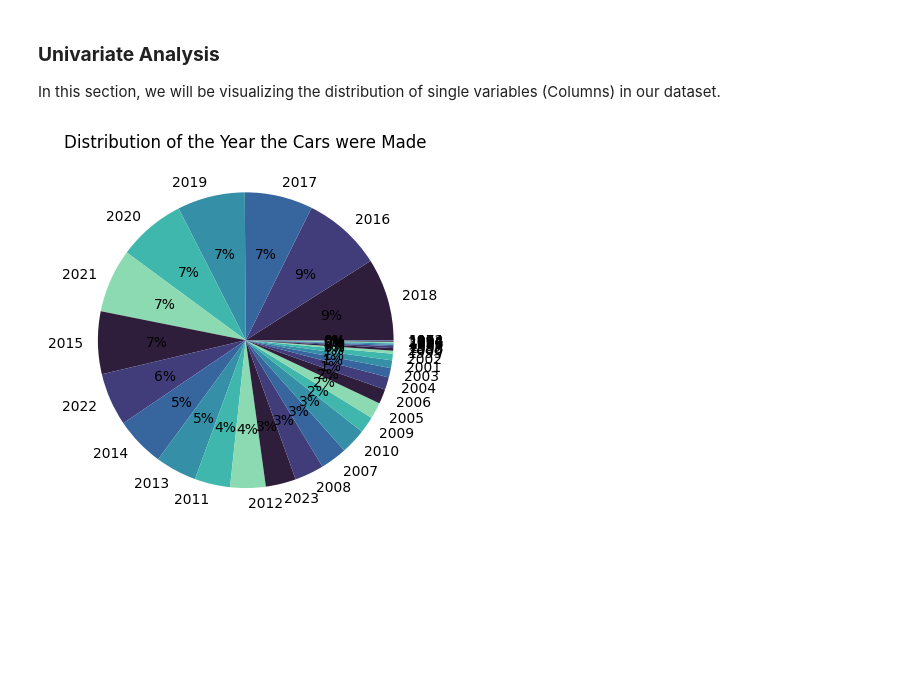
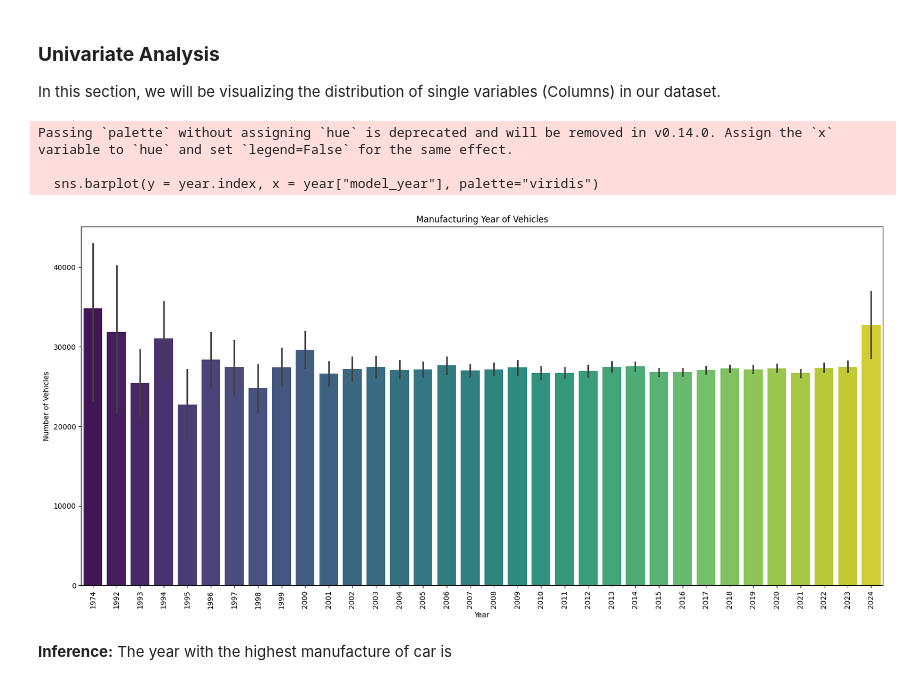
Before and after one commit to Odeyiany2/KaggleX-Skills-Assessment-Challenge, a Jupyter notebook: Used_Car_Prediction.ipynb, the cells around one changed output. Cells and saved outputs as stored; diff of their text form; code cells hidden in the pictures; blank space fills up the shorter version.

```diff
--- a/Used_Car_Prediction.ipynb
+++ b/Used_Car_Prediction.ipynb
@@ -188,16 +188,22 @@ In this section, we will be visualizing the distribution of single variables (Co
 # %%
 #visualizing the model year column
 
-year = df_train["model_year"]
-plt.figure(figsize=(10,6)) # Set the width and height of the figure
+year = df_train["model_year"].to_frame()
+year = year.sort_index()
+plt.figure(figsize=(20,9)) # Set the width and height of the figure
 
 #bar chart showing the sale for each category
-sns.barplot(x = cp.index, y = cp["profit"])
+sns.barplot(y = year.index, x = year["model_year"], palette="viridis")
 #title
 plt.title("Manufacturing Year of Vehicles")
-plt.xticks(rotation=45)
+plt.xticks(rotation=90)
 #add labels
 plt.ylabel("Number of Vehicles")
 plt.xlabel("Year");
 # %% [output]
+Passing `palette` without assigning `hue` is deprecated and will be removed in v0.14.0. Assign the `x` variable to `hue` and set `legend=False` for the same effect.
+
+  sns.barplot(y = year.index, x = year["model_year"], palette="viridis")
-[figure, old version]
+[figure, new version]
+# %% [markdown]
+**Inference:** The year with the highest manufacture of car is
```
Also changed, not shown: parts of 1 cell of this notebook.
